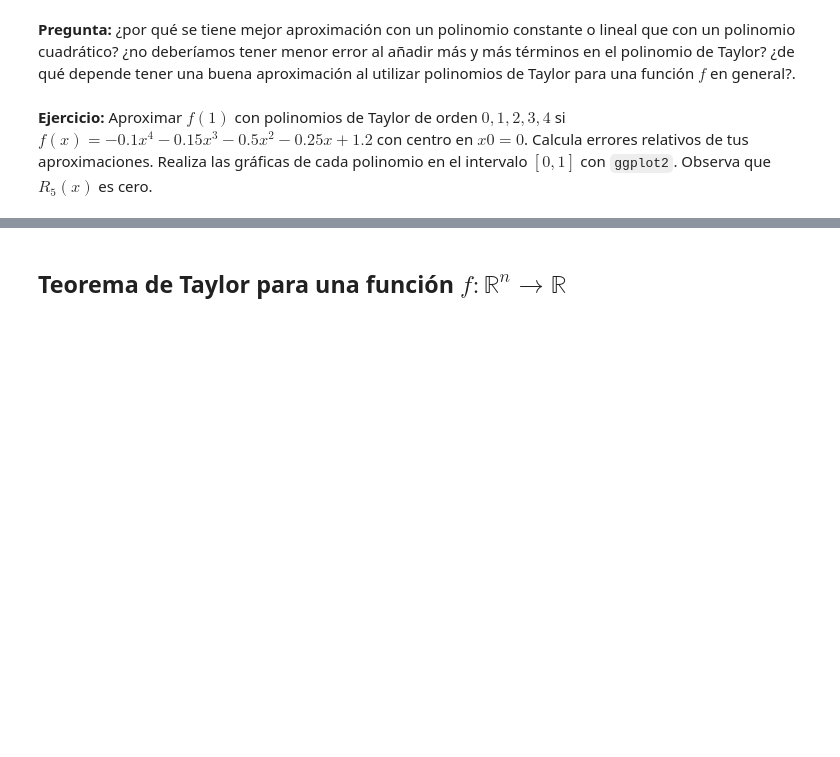
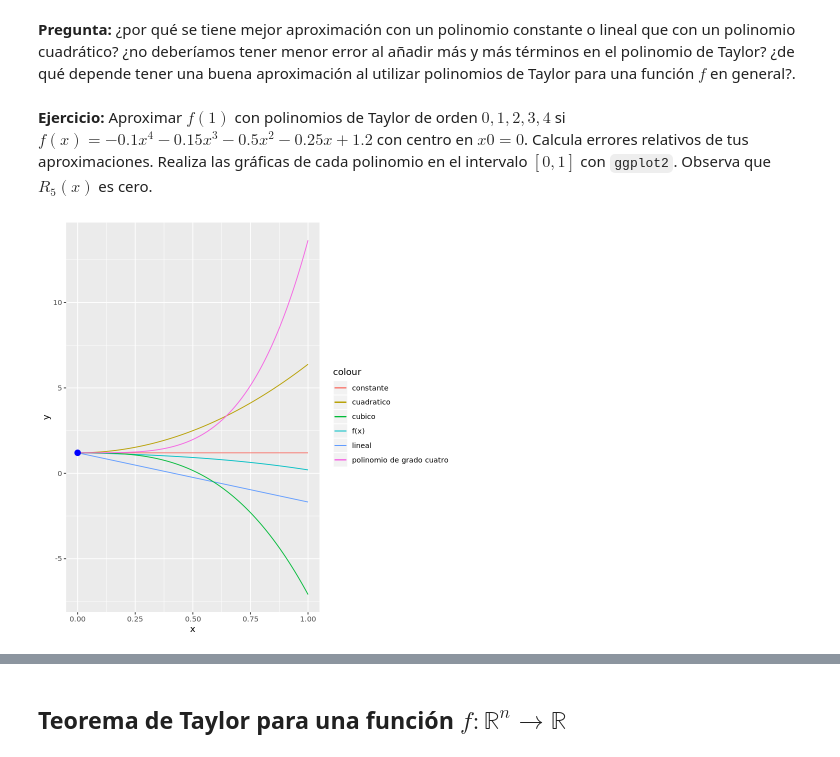
Before and after one commit to dapivei/repo-mno-2020-prueba, a Jupyter notebook: 1.4.Polinomios_de_Taylor_y_diferenciacion_numerica.ipynb, the cells around one changed output, grey strips where cells are left out. Saved outputs shown, nothing was run; the diff lists cells and outputs as text; code cells hidden in the pictures; blank space fills up the shorter version.

```diff
--- a/1.4.Polinomios_de_Taylor_y_diferenciacion_numerica.ipynb
+++ b/1.4.Polinomios_de_Taylor_y_diferenciacion_numerica.ipynb
@@ -160,0 +204,30 @@ err_relativo(Aprox_Taylor(x_obj,x0,2),f_x_obj)
+# %%
+x0<-0
+x<- seq(from=0,to=1,by=.005)
+n<-c(0,1,2,3,4)
+f<-function(z){
+    -0.1*(z**4)-
+    0.15*(z**3)-
+    0.5*(z**2)-
+    0.25*z+
+    1.2
+}
+y<-f(x)
+y_Taylor_0<-rep(1.2,length(x))
+y_Taylor_1<-Aprox_Taylor(x,x0,1)
+y_Taylor_2<-Aprox_Taylor(x,x0,2)
+y_Taylor_3<-Aprox_Taylor(x,x0,3)
+y_Taylor_4<-Aprox_Taylor(x,x0,4)
+# %%
+gg <- ggplot()
+# %%
+gg+
+geom_line(aes(x=x,y=y,color='f(x)')) +
+geom_line(aes(x=x,y=y_Taylor_0,color='constante'))+
+geom_line(aes(x=x,y=y_Taylor_1,color='lineal')) +
+geom_line(aes(x=x,y=y_Taylor_2,color='cuadratico')) +
+geom_line(aes(x=x,y=y_Taylor_3,color='cubico')) +
+geom_line(aes(x=x,y=y_Taylor_4,color='polinomio de grado cuatro')) +
+geom_point(aes(x=x0, y=f(x0)), color='blue',size=3)
+# %% [output]
+[figure, added]
```
Also changed, not shown: parts of 6 cells of this notebook.
